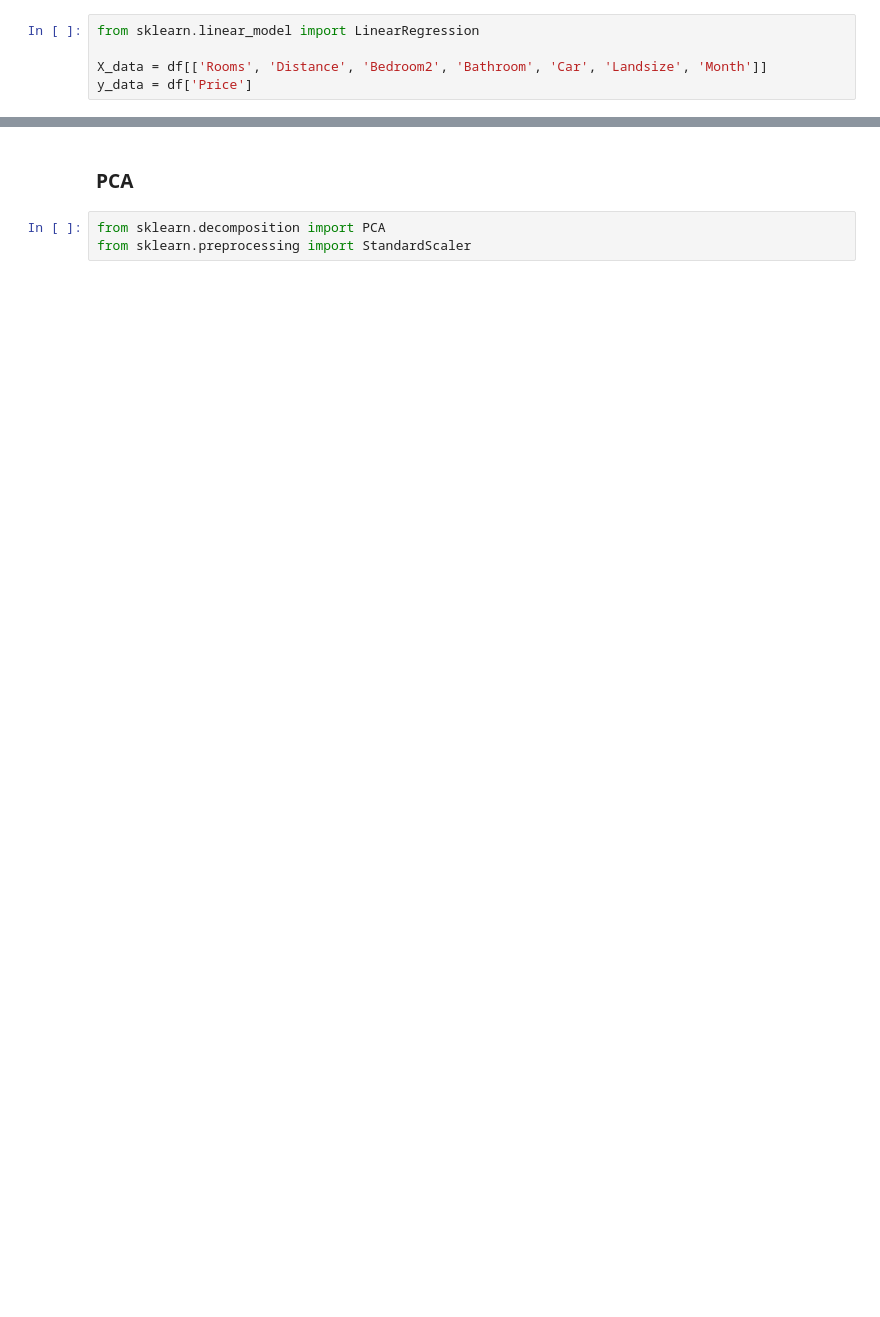
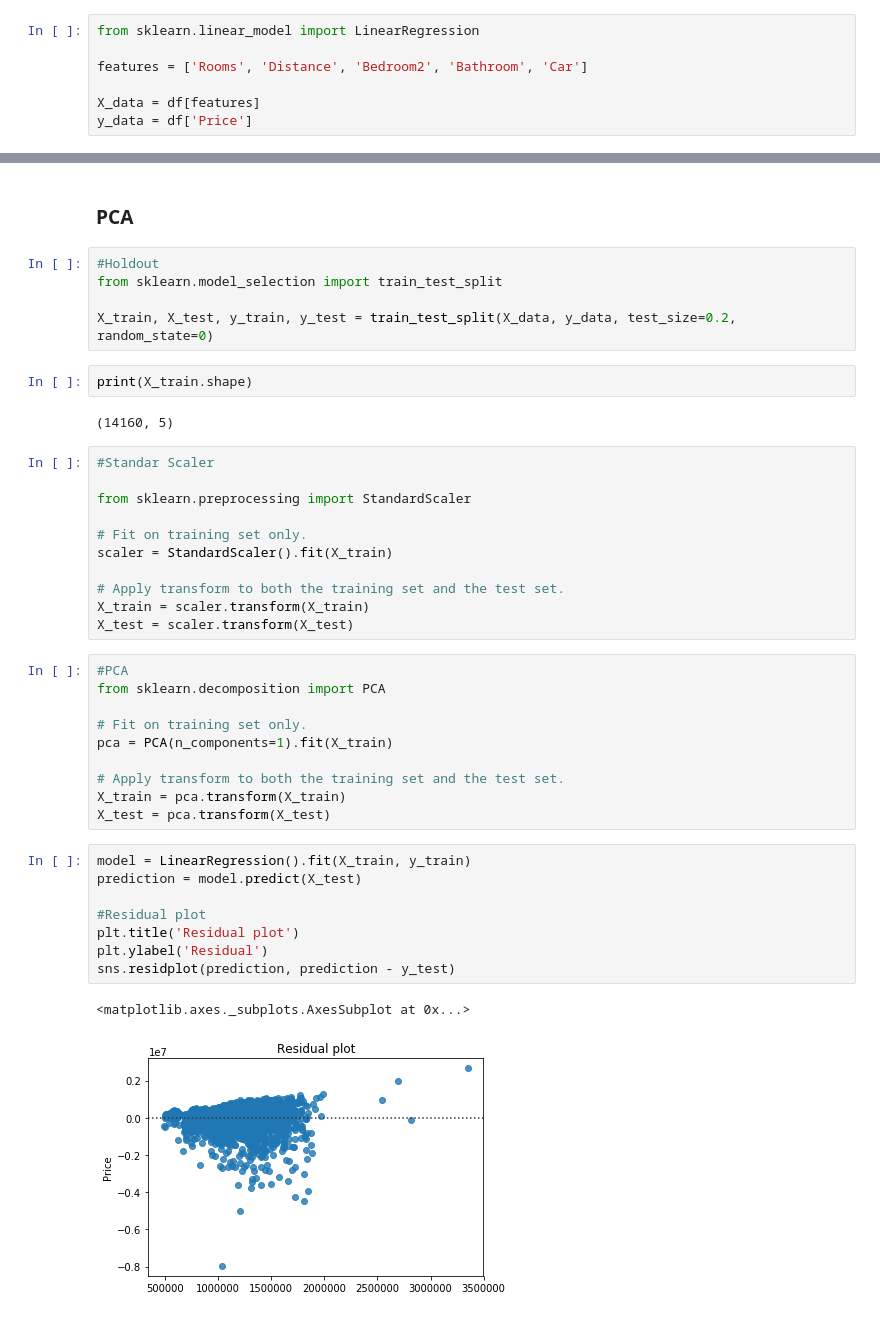
Before and after one commit to npqbuu/ML_Bootcamp_2019, a Jupyter notebook: W4_Melbourne-Housing-Project/Melbourne-Housing-Project.ipynb, the cells around one changed output, grey strips where cells are left out. Drawn from its saved outputs; the diff is of its cells as text; blank space fills up the shorter version.

```diff
--- a/W4_Melbourne-Housing-Project/Melbourne-Housing-Project.ipynb
+++ b/W4_Melbourne-Housing-Project/Melbourne-Housing-Project.ipynb
@@ -163,7 +174,9 @@ sns.boxplot(x='Month', y='Price', data=df) #x is feature, y is target
 # %%
 from sklearn.linear_model import LinearRegression
 
-X_data = df[['Rooms', 'Distance', 'Bedroom2', 'Bathroom', 'Car', 'Landsize', 'Month']]
+features = ['Rooms', 'Distance', 'Bedroom2', 'Bathroom', 'Car']
+
+X_data = df[features]
 y_data = df['Price']
 # %%
 #Holdout
@@ -194,5 +213,43 @@ print(scores.mean())
 # %% [markdown]
 ### PCA
-# %%
-from sklearn.decomposition import PCA
-from sklearn.preprocessing import StandardScaler
+# %%
+#Holdout
+from sklearn.model_selection import train_test_split
+
+X_train, X_test, y_train, y_test = train_test_split(X_data, y_data, test_size=0.2, random_state=0)
+# %%
+print(X_train.shape)
+# %% [output]
+(14160, 5)
+# %%
+#Standar Scaler
+
+from sklearn.preprocessing import StandardScaler
+
+# Fit on training set only.
+scaler = StandardScaler().fit(X_train)
+
+# Apply transform to both the training set and the test set.
+X_train = scaler.transform(X_train)
+X_test = scaler.transform(X_test)
+# %%
+#PCA
+from sklearn.decomposition import PCA
+
+# Fit on training set only.
+pca = PCA(n_components=1).fit(X_train)
+
+# Apply transform to both the training set and the test set.
+X_train = pca.transform(X_train)
+X_test = pca.transform(X_test)
+# %%
+model = LinearRegression().fit(X_train, y_train)
+prediction = model.predict(X_test)
+
+#Residual plot
+plt.title('Residual plot')
+plt.ylabel('Residual')
+sns.residplot(prediction, prediction - y_test)
+# %% [output]
+<matplotlib.axes._subplots.AxesSubplot at 0x...>
+[figure, added]
```
Also changed, not shown: parts of 7 cells of this notebook.
